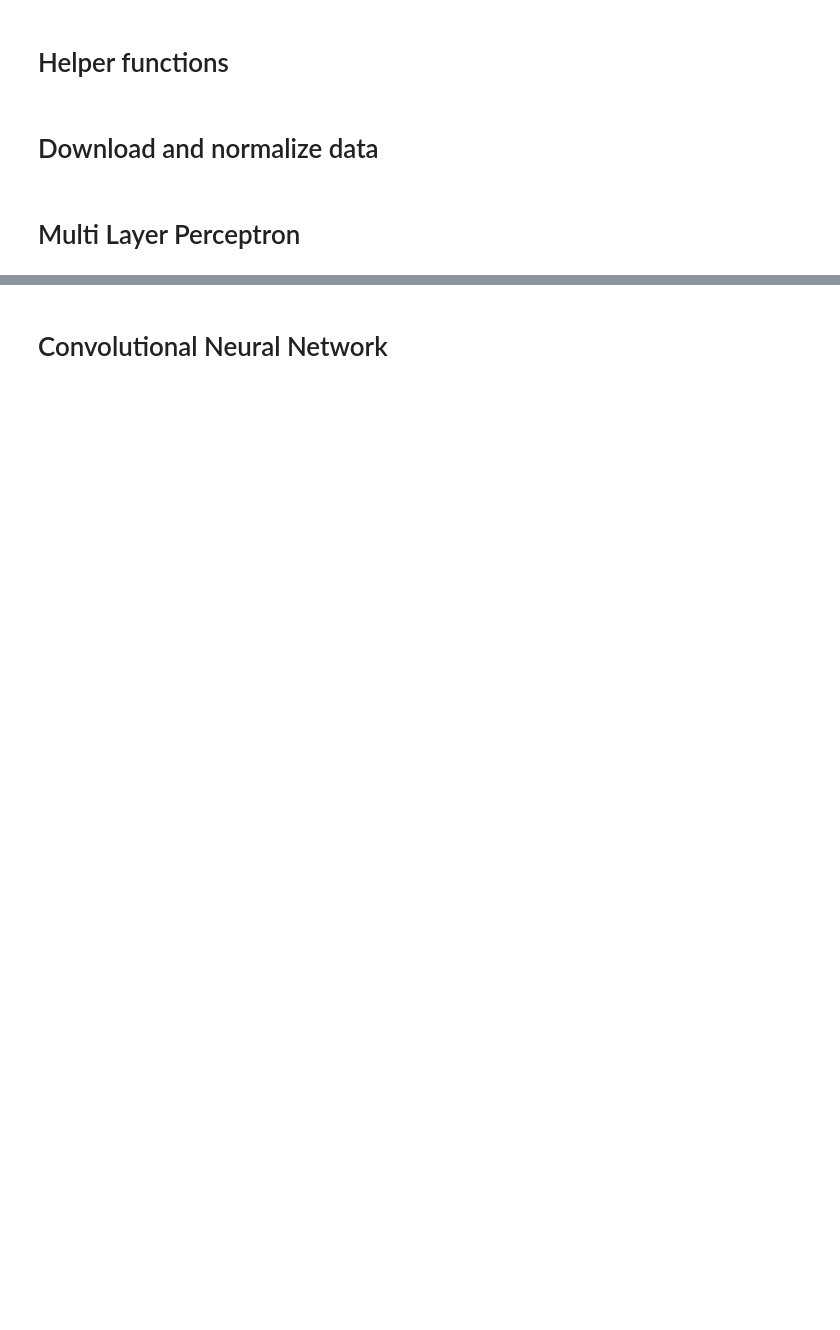
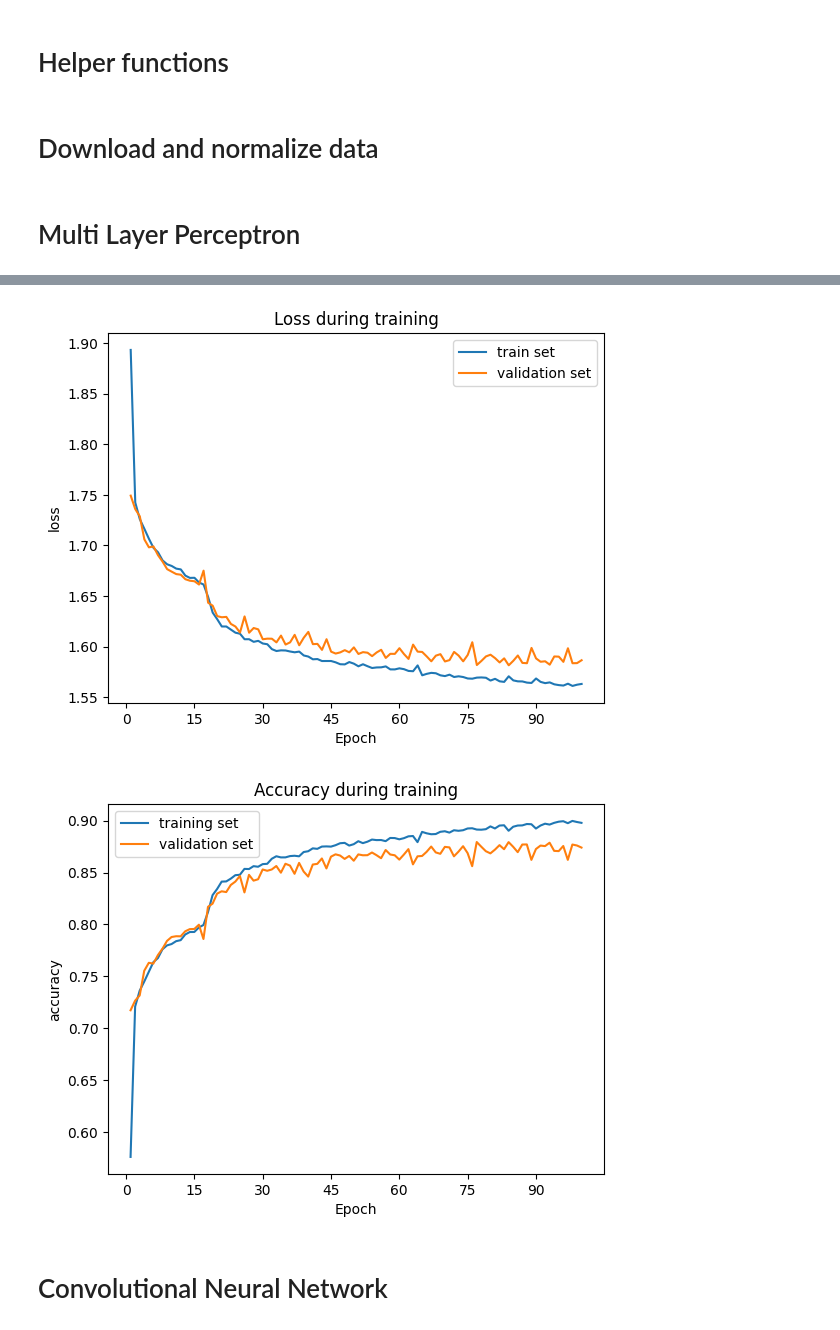
Before and after one commit to hoverslam/cv-projects, a Jupyter notebook: fashion_mnist/fashion_mnist.ipynb, the cells around one changed output, grey strips where cells are left out. Cells and saved outputs as stored; diff of their text form; code cells hidden in the pictures; blank space fills up the shorter version.

```diff
--- a/fashion_mnist/fashion_mnist.ipynb
+++ b/fashion_mnist/fashion_mnist.ipynb
@@ -10,23 +10,41 @@ from neural_networks import FashionMLP
 # %% [markdown]
 # Helper functions
 # %%
-def plot_training(history: dict) -> None:
-    """Plot the training losses.
+def plot_training_loss(history: dict) -> None:
+    """Plot the training loss.
 
     Args:
-        history (dict): Dictionary ontaining test and validation loss for each epoch.
+        history (dict): Dictionary with loss and accuracy of train and validation set.
     """
     fig, ax = plt.subplots()
-    ax.plot(history["epoch"], history["train_loss"], label="train_loss")
-    ax.plot(history["epoch"], history["val_loss"], label="val_loss")
+    ax.plot(history["epoch"], history["train_loss"], label="train set")
+    ax.plot(history["epoch"], history["val_loss"], label="validation set")
 
-    ax.set_title("Training")
+    ax.set_title("Loss during training")
     ax.set_xlabel("Epoch")
     ax.set_ylabel("loss")
     ax.xaxis.set_major_locator(MaxNLocator(integer=True))
 
     ax.legend()
     plt.show()
+# %%
+def plot_training_accuracy(history: dict) -> None:
+    """Plot the training accuarcy.
+
+    Args:
+        history (dict): Dictionary with loss and accuracy of train and validation set.
+    """
+    fig, ax = plt.subplots()
+    ax.plot(history["epoch"], history["train_acc"], label="training set")
+    ax.plot(history["epoch"], history["val_acc"], label="validation set")
+
+    ax.set_title("Accuracy during training")
+    ax.set_xlabel("Epoch")
+    ax.set_ylabel("accuracy")
+    ax.xaxis.set_major_locator(MaxNLocator(integer=True))
+
+    ax.legend()
+    plt.show()
 # %% [markdown]
 # Download and normalize data
 # %%
@@ -50,6 +68,5 @@ class_names = [
 # Multi Layer Perceptron
 # %%
 mlp = FashionMLP(hidden_dims=(512, 512, 512))
-history = mlp.train(train, epochs=50, val_split=0.2)
-plot_training(history)
+mlp_history = mlp.train(train, epochs=100, val_split=0.2)
 # %% [output]
@@ -74,2 +90,8 @@ Epoch 50/50: train_loss=1.581572, train_acc=0.8792, val_loss=1.605452, val_acc=0
+# %%
+plot_training_loss(mlp_history)
+plot_training_accuracy(mlp_history)
+# %% [output]
+[figure, added]
+[figure, added]
 # %% [markdown]
 # Convolutional Neural Network
```
Also changed, not shown: parts of 5 cells of this notebook, 1 other file.
